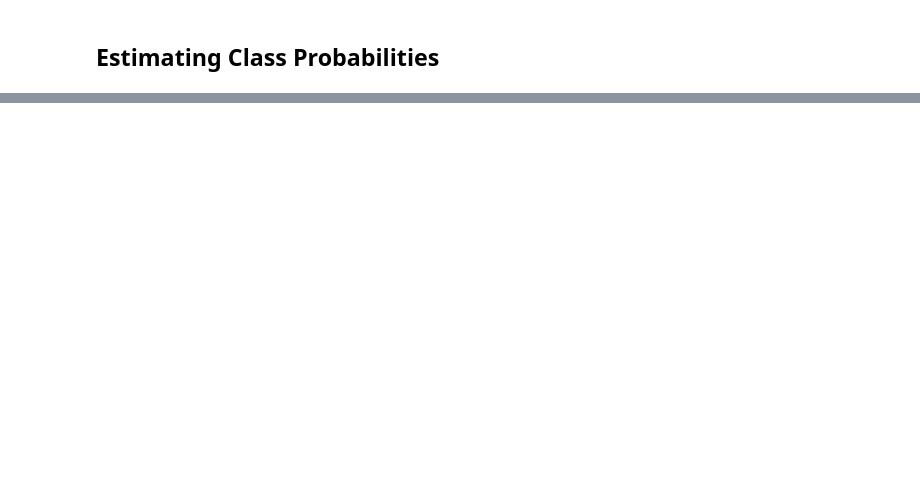
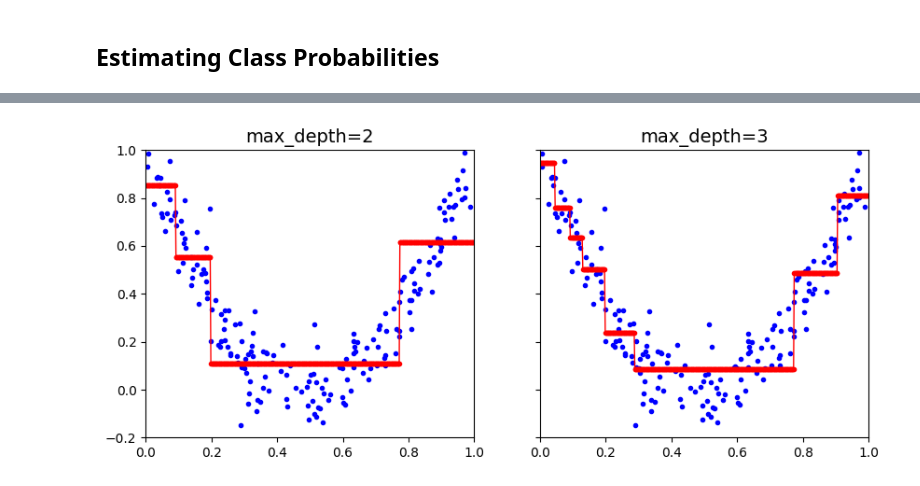
Before and after one commit to Artem259/univ4.2_ISM, a Jupyter notebook: lab7/task.ipynb, the cells around one changed output, grey strips where cells are left out. Saved outputs shown, nothing was run; the diff lists cells and outputs as text; code cells hidden in the pictures; blank space fills up the shorter version.

```diff
--- a/lab7/task.ipynb
+++ b/lab7/task.ipynb
@@ -39,0 +90,7 @@ Source.from_file(str(os.path.join(OUTPUT_DIR, DOT_FILE)))
+# %%
+# Quadratic training set + noise
+np.random.seed(42)
+m = 200
+X = np.random.rand(m, 1)
+y = 4 * (X - 0.5) ** 2
+y = y + np.random.randn(m, 1) / 10
@@ -39,0 +104,26 @@ Source.from_file(str(os.path.join(OUTPUT_DIR, DOT_FILE)))
+# %%
+from sklearn.tree import DecisionTreeRegressor
+
+tree_reg1 = DecisionTreeRegressor(random_state=42, max_depth=2)
+tree_reg2 = DecisionTreeRegressor(random_state=42, max_depth=3)
+tree_reg1.fit(X, y)
+tree_reg2.fit(X, y)
+
+def plot_regression_predictions(tree_reg, X, y, axes):
+    x1 = np.linspace(axes[0], axes[1], 500).reshape(-1, 1)
+    y_pred = tree_reg.predict(x1)
+    plt.axis(axes)
+    plt.plot(X, y, "b.")
+    plt.plot(x1, y_pred, "r.-", linewidth=1)
+
+_, axes = plt.subplots(ncols=2, figsize=(10, 4), sharey=True)
+plt.sca(axes[0])
+plot_regression_predictions(tree_reg1, X, y, [0, 1, -0.2, 1])
+plt.title("max_depth=2", fontsize=14)
+
+plt.sca(axes[1])
+plot_regression_predictions(tree_reg2, X, y, [0, 1, -0.2, 1])
+plt.title("max_depth=3", fontsize=14)
+plt.show()
+# %% [output]
+[figure, added]
```
Also changed, not shown: parts of 12 cells of this notebook, 3 other files.
